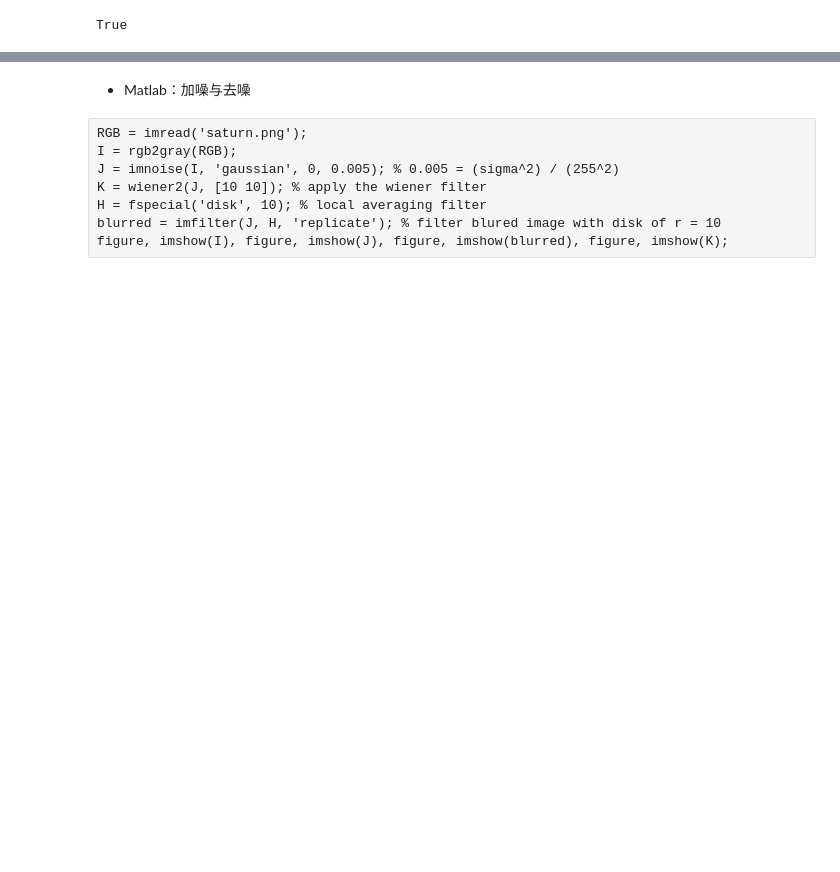
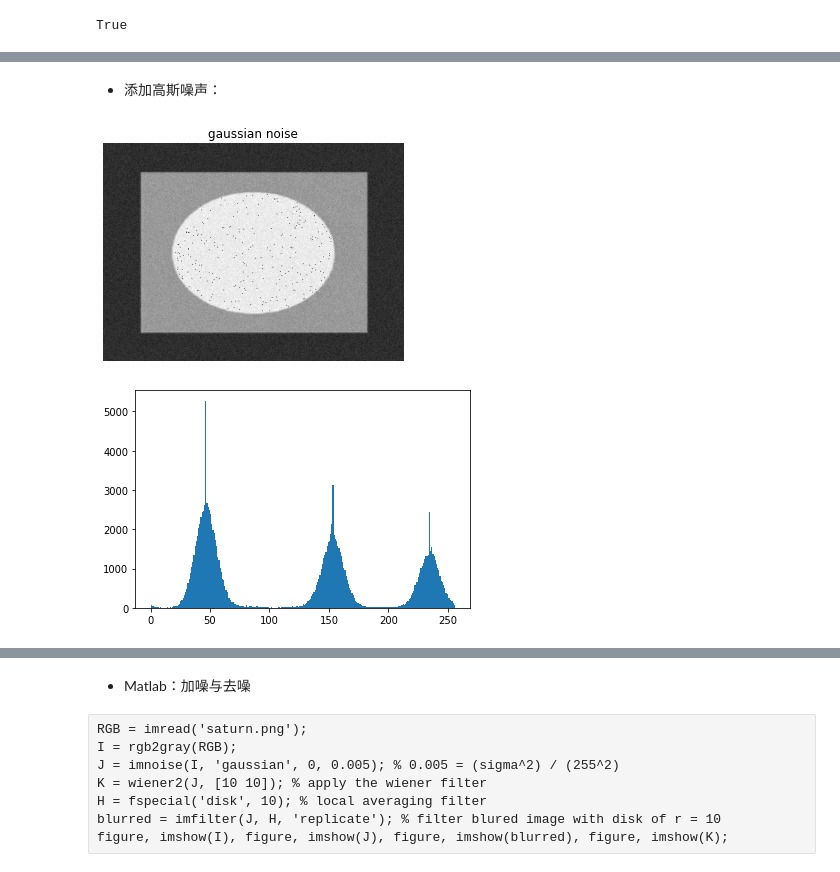
Before and after one commit to RFsmen-maker/CVnML, a Jupyter notebook: yunlab/week2/week2.ipynb, the cells around one changed output, grey strips where cells are left out. Saved outputs shown, nothing was run; the diff lists cells and outputs as text; code cells hidden in the pictures; blank space fills up the shorter version.

```diff
--- a/yunlab/week2/week2.ipynb
+++ b/yunlab/week2/week2.ipynb
@@ -190,0 +303,13 @@ True
+# %% [markdown]
+* 添加高斯噪声：
+# %%
+three_gray_gaussian9 = gaussian_noise(three_gray, 0, 9)
+
+plt.imshow(three_gray_gaussian9, 'gray'), plt.axis('off'), plt.title('gaussian noise')
+plt.show()
+
+plt.hist(three_gray_gaussian9.ravel(), 256, [0, 256])
+plt.show()
+# %% [output]
+[figure, added]
+[figure, added]
```
Also changed, not shown: parts of 44 cells of this notebook, 19 other files.
